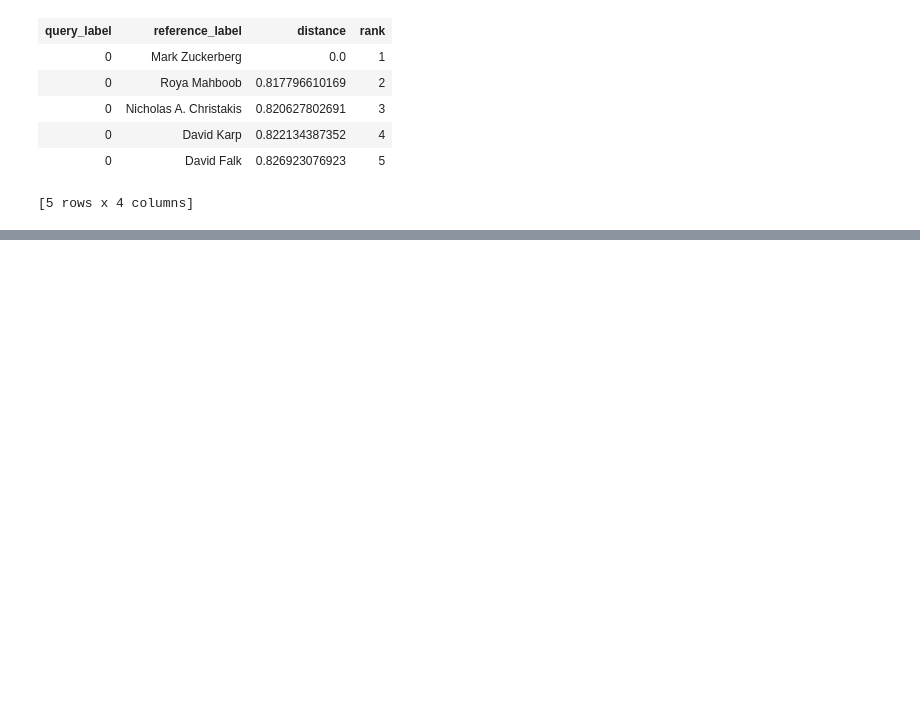
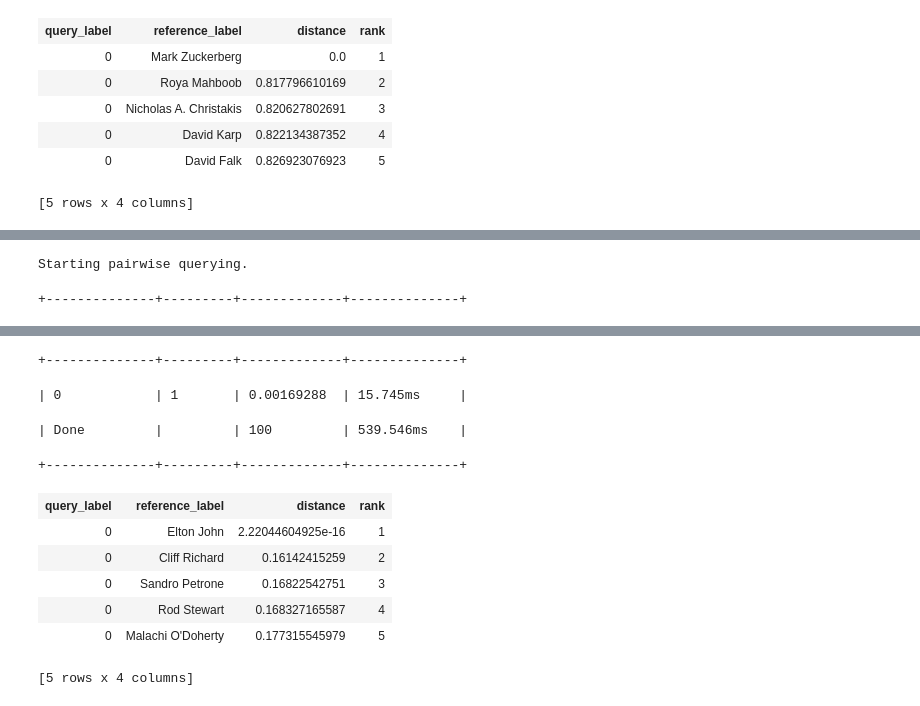
Before and after one commit to thesharpshooter/b, a Jupyter notebook: Week 4/Untitled.ipynb, the cells around one changed output, grey strips where cells are left out. Drawn from its saved outputs; the diff is of its cells as text; code cells hidden in the pictures; blank space fills up the shorter version.

```diff
--- a/Week 4/Untitled.ipynb
+++ b/Week 4/Untitled.ipynb
@@ -671,0 +755,5 @@ Starting pairwise querying.
+# %%
+knn_model_wordcount_cosine.query(elton)
+# %% [output]
+Starting pairwise querying.
++--------------+---------+-------------+--------------+
@@ -671,0 +761,11 @@ Starting pairwise querying.
++--------------+---------+-------------+--------------+
+| 0            | 1       | 0.00169288  | 15.745ms     |
+| Done         |         | 100         | 539.546ms    |
++--------------+---------+-------------+--------------+
+| query_label | reference_label | distance | rank |
+| 0 | Elton John | 2.22044604925e-16 | 1 |
+| 0 | Cliff Richard | 0.16142415259 | 2 |
+| 0 | Sandro Petrone | 0.16822542751 | 3 |
+| 0 | Rod Stewart | 0.168327165587 | 4 |
+| 0 | Malachi O'Doherty | 0.177315545979 | 5 |
+[5 rows x 4 columns]
```
Also changed, not shown: parts of 14 cells of this notebook.
